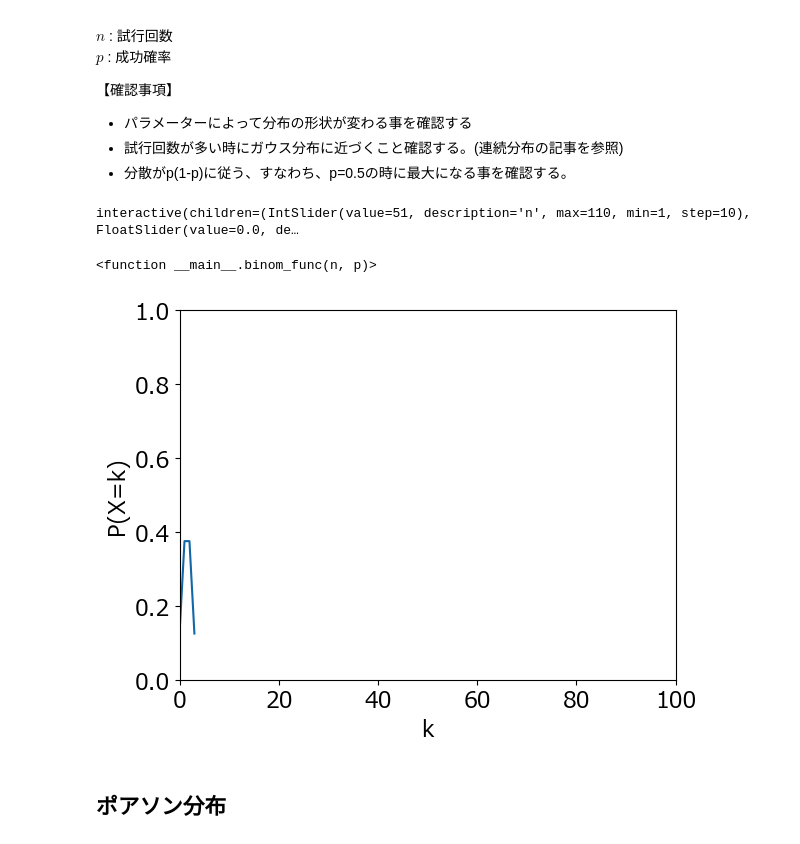
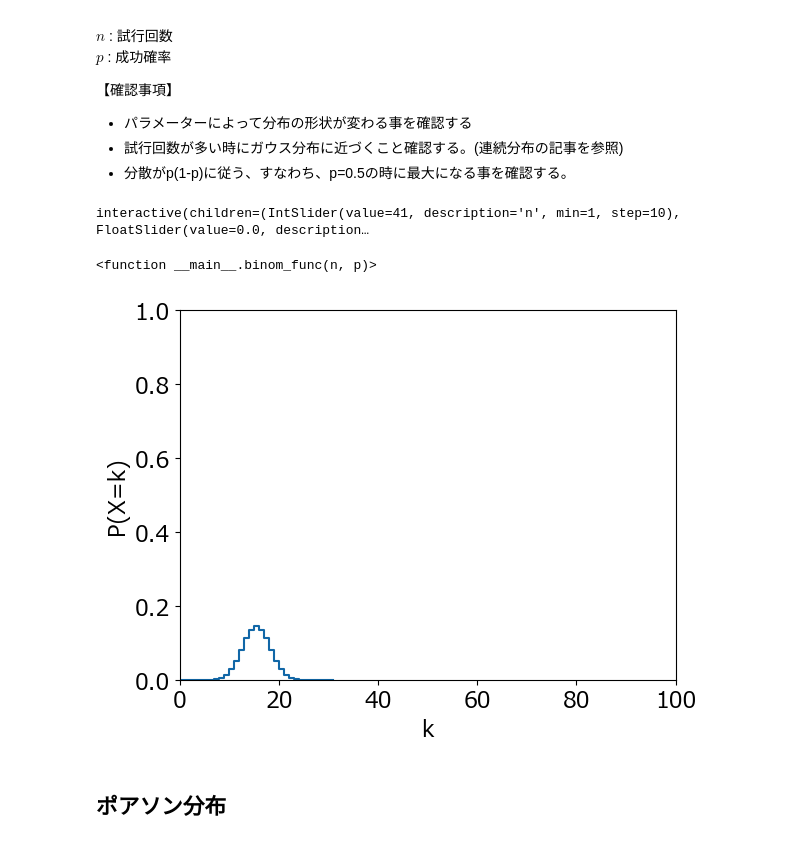
Before and after one commit to HiroakiHibi/stat_demo, a Jupyter notebook: 01_第1回_離散分布_ハンズオンコード.ipynb, the cells around one changed output. Saved outputs shown, nothing was run; the diff lists cells and outputs as text; code cells hidden in the pictures.

```diff
--- a/01_第1回_離散分布_ハンズオンコード.ipynb
+++ b/01_第1回_離散分布_ハンズオンコード.ipynb
@@ -68,7 +68,12 @@ def binom_func(n,p):
         p (float): 確率
     """
     k  = np.arange(0, n+1) # 確率変数の指定
-    px = binom.pmf(k, n, p) # 二項分布の確率作成
+    kk = np.sort( np.append(k,k) )
+    px = binom.pmf(kk, n, p) # 二項分布の確率作成
+    kk = np.roll(kk,-1)
+    kk[-1]=n+1
+    kk = np.append(kk, n+1)
+    px = np.append(px, 0)
 
     fig = plt.figure()
     ax  = fig.add_subplot()
@@ -77,22 +82,22 @@ def binom_func(n,p):
     ax.set_ylim(0,1)
     ax.set_xlim(0,100)
 
-    ax.plot(k, px, color="#1167A7", marker="")
+    ax.plot(kk, px, color="#1167A7", marker="")
     plt.show()
 # %%
-interact(binom_func, n=(1,110,10), p=(0,1,0.01) ) # ここを変更する
+interact(binom_func, n=(1,100,10), p=(0,1,0.01) ) # ここを変更する
 # %% [output]
-interactive(children=(IntSlider(value=51, description='n', max=110, min=1, step=10), FloatSlider(value=0.0, de…
+interactive(children=(IntSlider(value=41, description='n', min=1, step=10), FloatSlider(value=0.0, description…
 <function __main__.binom_func(n, p)>
 # %%
 ##-- 変更する変数 --##
-n = 3
+n = 30
 p = 0.5
 ##------------------##
 
 binom_func(n,p)
 # %% [output]
-[figure, old version]
+[figure, new version]
 # %% [markdown]
 ## **ポアソン分布**
 # %% [markdown]
```
Also changed, not shown: parts of 5 cells of this notebook.
